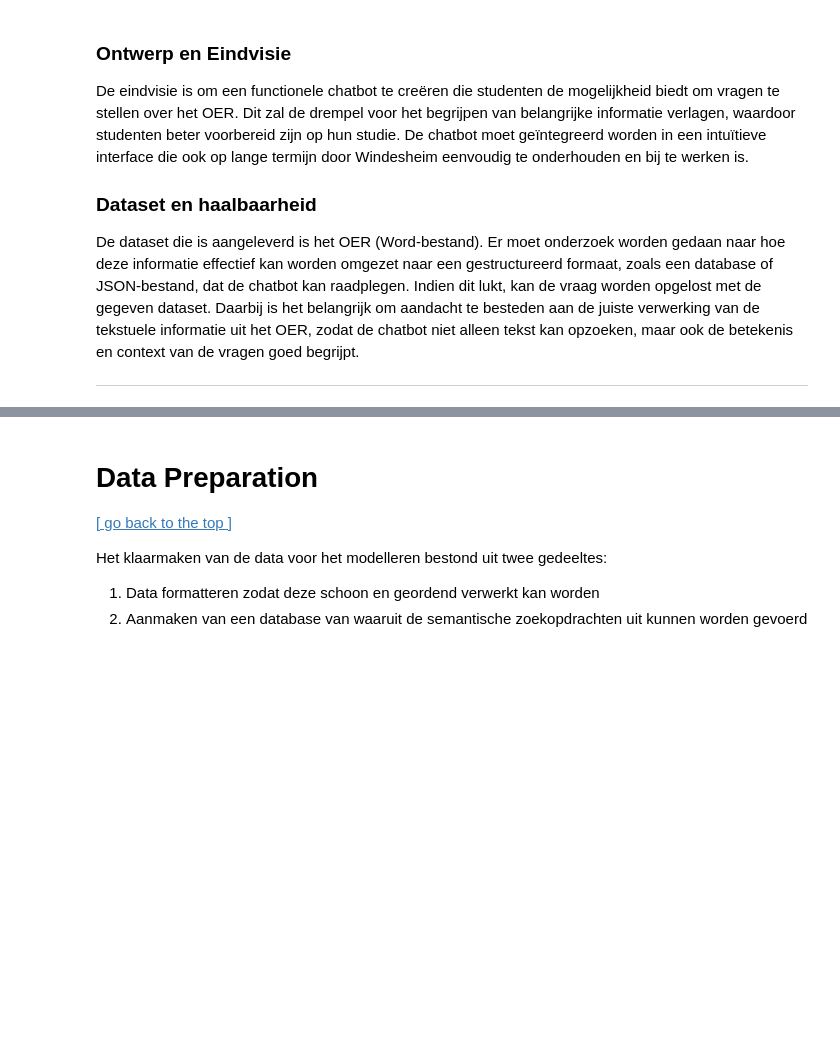
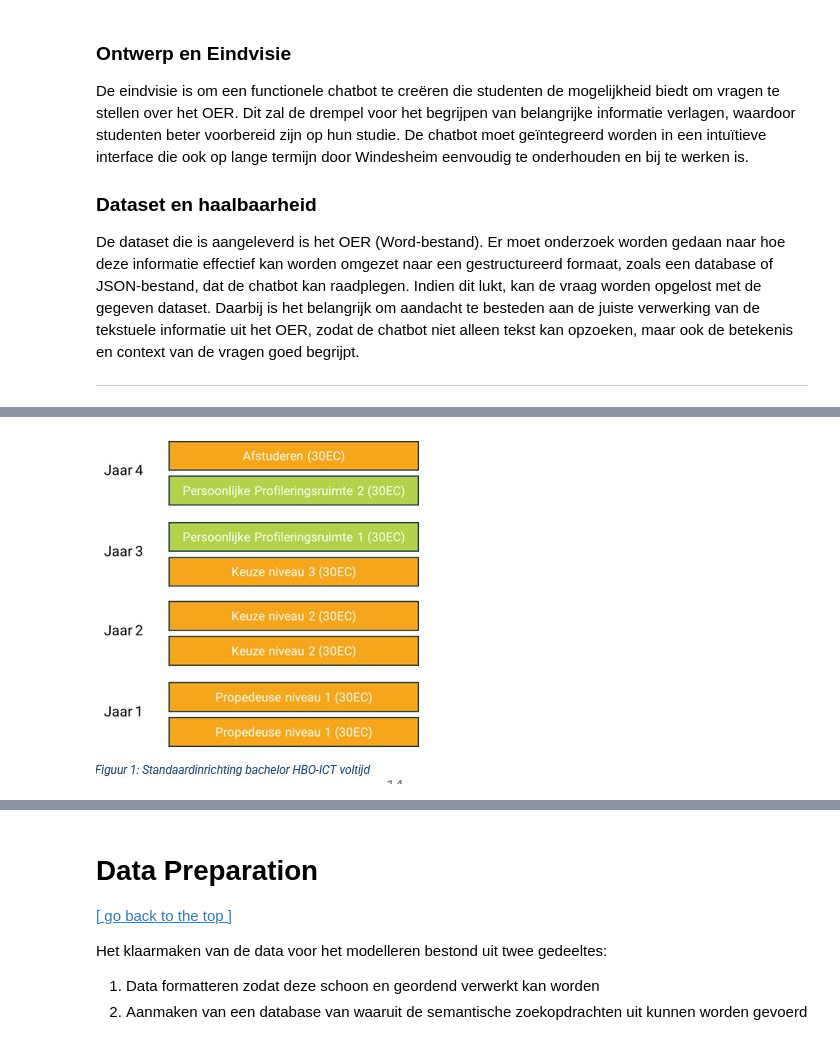
Before and after one commit to irisoer/Themaopdracht_OER, a Jupyter notebook: Notebook final/OERbotje High Five.ipynb, the cells around one changed output, grey strips where cells are left out. Saved outputs shown, nothing was run; the diff lists cells and outputs as text; code cells hidden in the pictures; blank space fills up the shorter version.

```diff
--- a/Notebook final/OERbotje High Five.ipynb
+++ b/Notebook final/OERbotje High Five.ipynb
@@ -98,0 +76,6 @@ Daarnaast moeten we een snelle en effectieve manier vinden om de tabellen om te
+# %%
+# In HTML zijn de afbeeldingen niet zichtbaar. Daarom heb ik onderstaande methode gebruikt om ze wel zichtbaar te maken
+from IPython.display import Image, display
+display(Image(filename='Afbeeldingen/afbeelding.JPG'))
+# %% [output]
+[figure, added]
```
Also changed, not shown: parts of 28 cells of this notebook, 2 other files.
